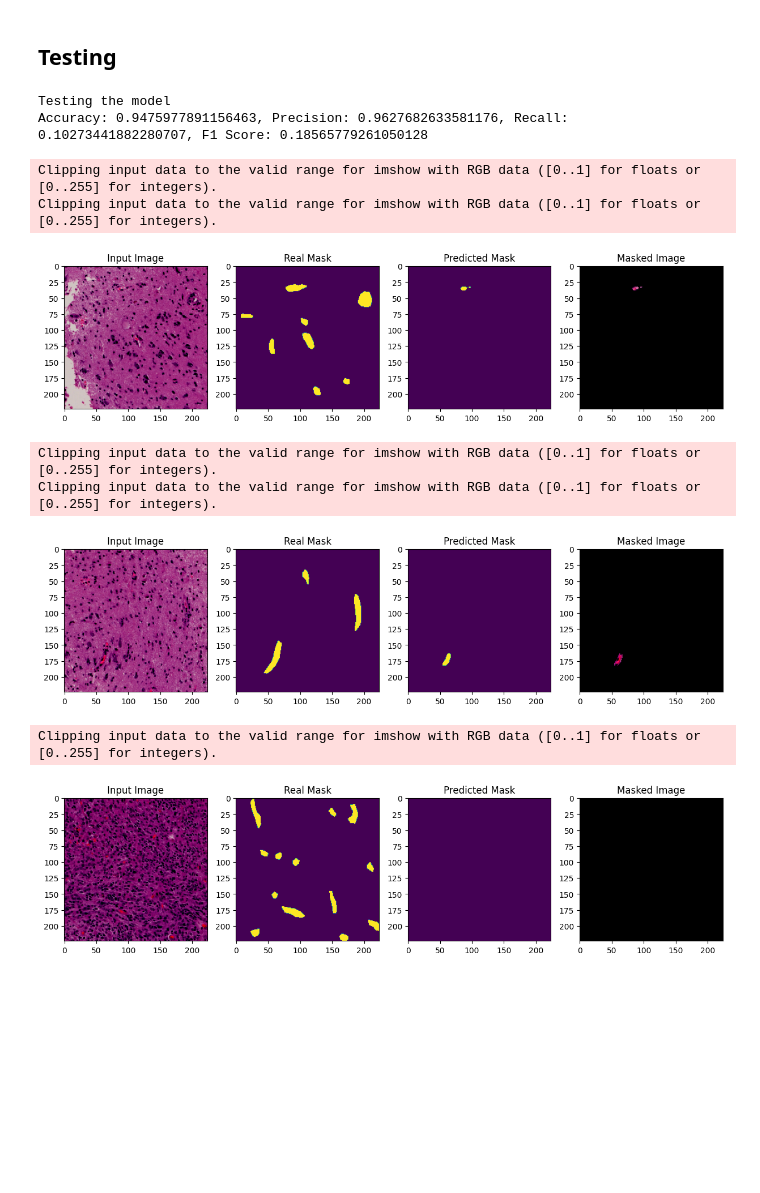
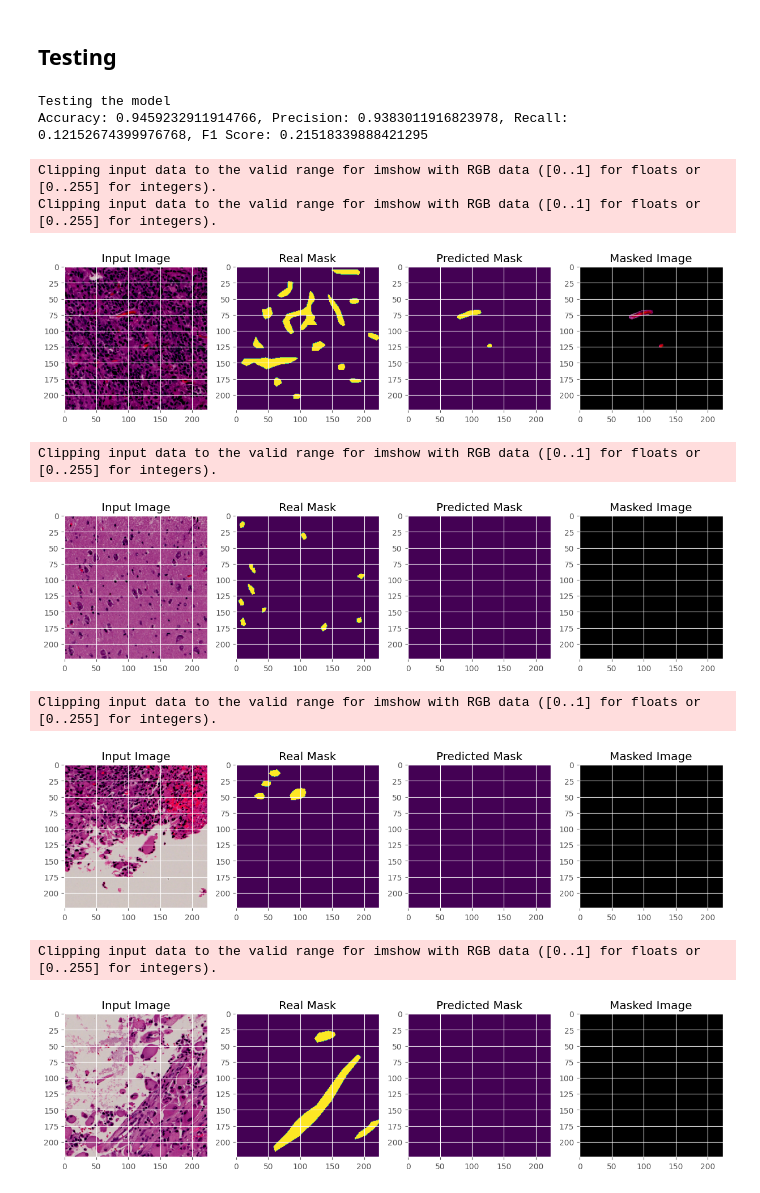
Before and after one commit to Tikai7/Blood-Vessel-Detection, a Jupyter notebook: src/Experiment.ipynb, the cells around one changed output. Cells and saved outputs as stored; diff of their text form; code cells hidden in the pictures; blank space fills up the shorter version.

```diff
--- a/src/Experiment.ipynb
+++ b/src/Experiment.ipynb
@@ -83,15 +202,19 @@ Test size : 4
     - 'efficientnet-b3'
 # %%
 encoder_name = 'efficientnet-b3'
+encoder_name = 'mit_b4'
+encoder_name = "resnet34"
 model = smp.Unet(encoder_name=encoder_name, encoder_weights='imagenet', classes=num_classes, in_channels=3)
 model = model.to(device)
 optimizer = torch.optim.AdamW
-loss = Loss.combined_bce_loss
+loss = Loss.combined_focal_loss
 trainer = Trainer()
 pos_weight = trainer.calculate_weights(train_loader)
+pos_proba = trainer.calculate_proba(train_loader)
 print(f"Positive weights : {pos_weight}")
+print(f"Positive proba : {pos_proba}")
 history = trainer.set_model(model)\
     .set_loader(train_loader, val_loader, test_loader)\
     .set_loss_fn(loss)\
     .set_optimizer(optimizer)\
-    .fit(learning_rate, epochs, 1/pos_weight)
+    .fit(learning_rate, epochs, pos_proba=pos_proba, pos_weight=pos_weight)
@@ -121,17 +269,20 @@ trainer.plot_precision_recall(precision, recall, val_p, val_r)
 # %% [markdown]
 ## Testing
 # %%
-tester = Tester(state=model_path, test_loader=test_loader)
+model_path = f"../res/model_params/{suffix}"
+
+tester = Tester(state=model_path, test_loader=test_loader, encoder_name=encoder_name)
 tester.evaluate()
-tester.predict_loader(test_loader, max_images=3, has_target=True)
+tester.predict_loader(test_loader, max_images=10, has_target=True)
 # %% [output]
 Testing the model
-Accuracy: 0.9475977891156463, Precision: 0.9627682633581176, Recall: 0.10273441882280707, F1 Score: 0.18565779261050128
+Accuracy: 0.9459232911914766, Precision: 0.9383011916823978, Recall: 0.12152674399976768, F1 Score: 0.21518339888421295
 Clipping input data to the valid range for imshow with RGB data ([0..1] for floats or [0..255] for integers).
 Clipping input data to the valid range for imshow with RGB data ([0..1] for floats or [0..255] for integers).
-[figure, old version]
+[figure, new version]
 Clipping input data to the valid range for imshow with RGB data ([0..1] for floats or [0..255] for integers).
-Clipping input data to the valid range for imshow with RGB data ([0..1] for floats or [0..255] for integers).
-[figure, old version]
+[figure, new version]
 Clipping input data to the valid range for imshow with RGB data ([0..1] for floats or [0..255] for integers).
-[figure, old version]
+[figure, new version]
+Clipping input data to the valid range for imshow with RGB data ([0..1] for floats or [0..255] for integers).
+[figure, added]
```
Also changed, not shown: parts of 11 cells of this notebook, 57 other files.
